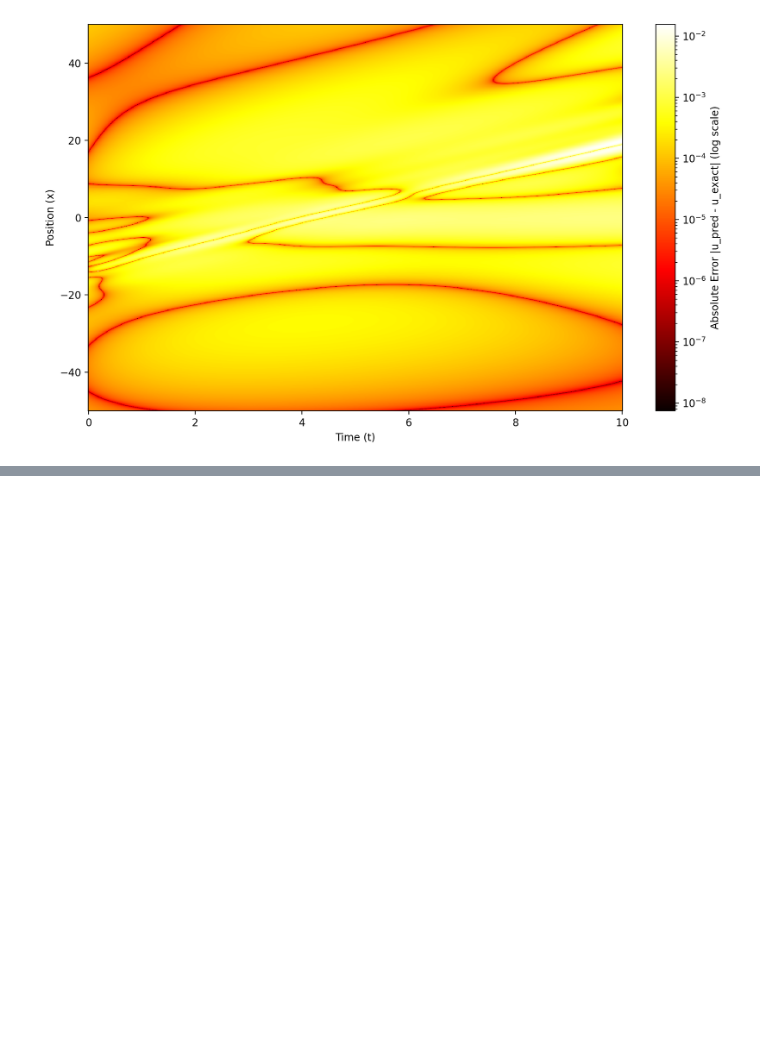
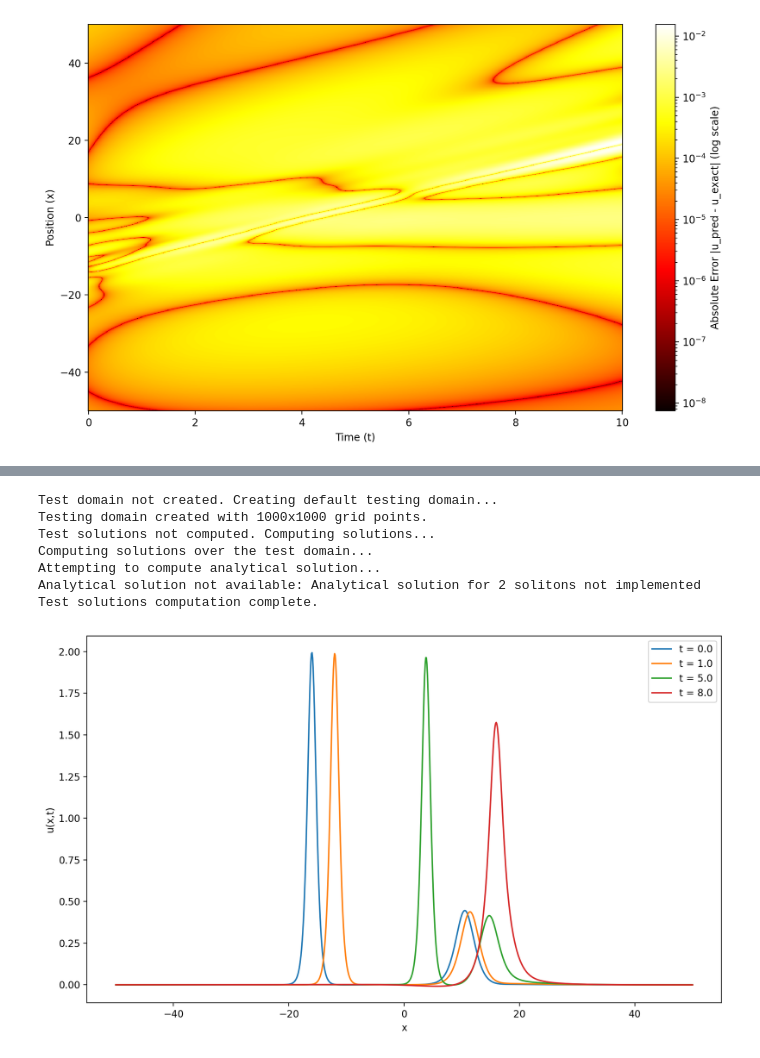
Before and after one commit to karnavr/pinns, a Jupyter notebook: kdv.ipynb, the cells around one changed output, grey strips where cells are left out. Saved outputs shown, nothing was run; the diff lists cells and outputs as text; code cells hidden in the pictures; blank space fills up the shorter version.

```diff
--- a/kdv.ipynb
+++ b/kdv.ipynb
@@ -71,0 +113,11 @@ Error Metrics Summary:
+# %%
+model2.plot_profiles(t_points=[0.0, 1.0, 5.0, 8.0])
+# %% [output]
+Test domain not created. Creating default testing domain...
+Testing domain created with 1000x1000 grid points.
+Test solutions not computed. Computing solutions...
+Computing solutions over the test domain...
+Attempting to compute analytical solution...
+Analytical solution not available: Analytical solution for 2 solitons not implemented
+Test solutions computation complete.
+[figure, added]
```
Also changed, not shown: parts of 5 cells of this notebook, 2 other files.
